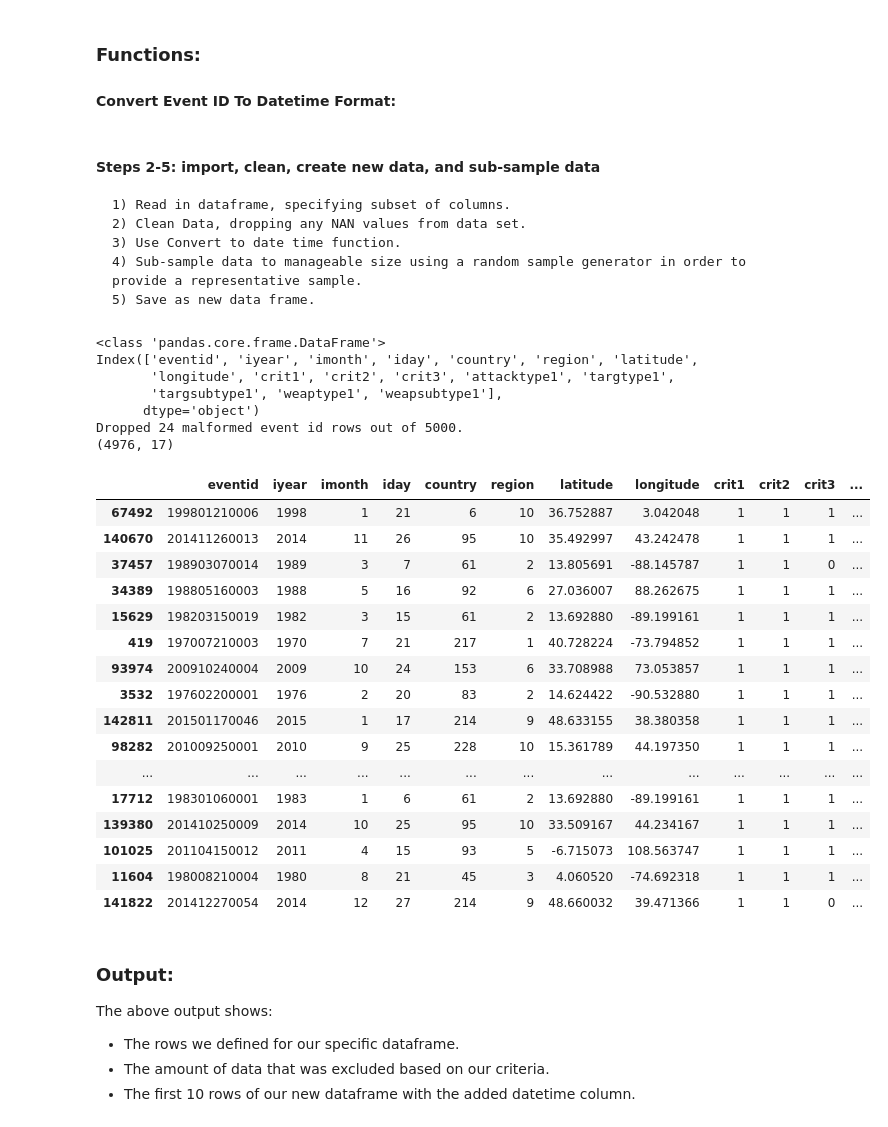
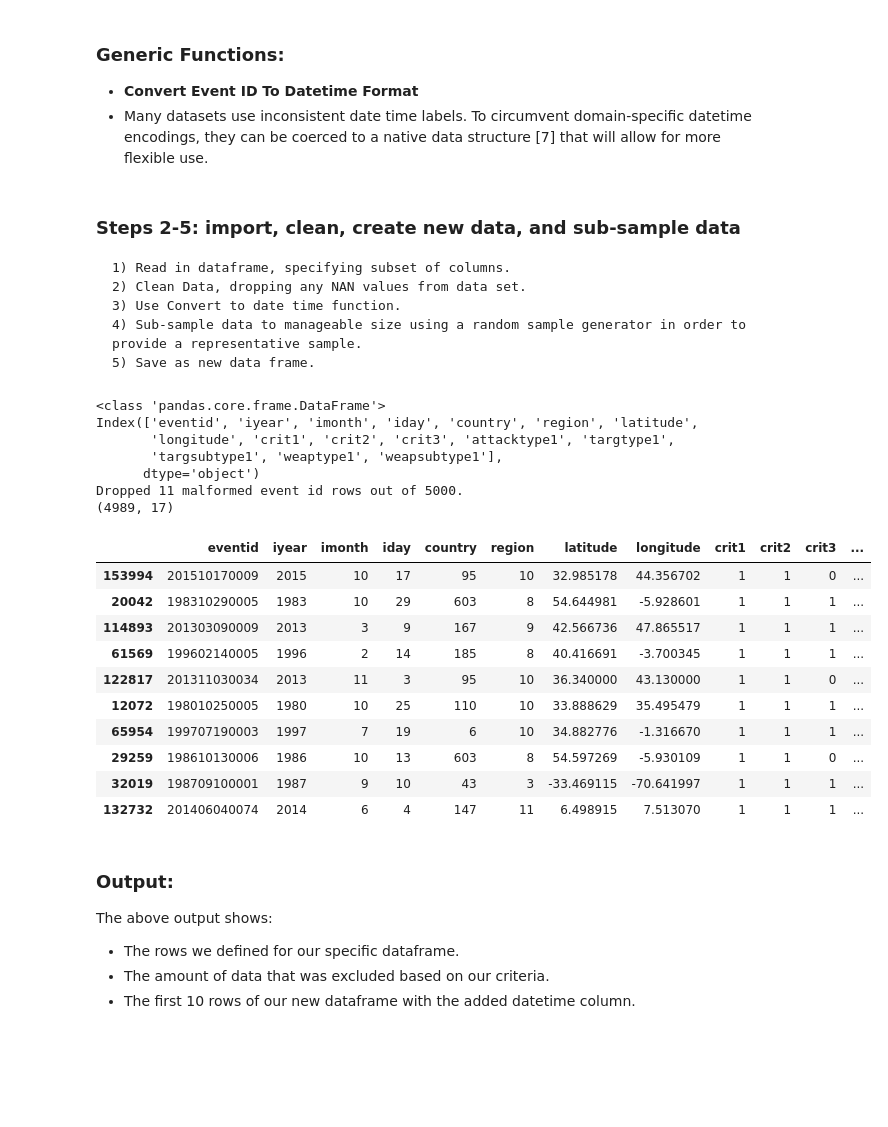
Before and after one commit to TesMunoz/SeniorSim, a Jupyter notebook: Terrorism Dataset Analysis.ipynb, the cells around one changed output. Saved outputs shown, nothing was run; the diff lists cells and outputs as text; code cells hidden in the pictures; blank space fills up the shorter version.

```diff
--- a/Terrorism Dataset Analysis.ipynb
+++ b/Terrorism Dataset Analysis.ipynb
@@ -108,9 +80,10 @@ plt.style.use('ggplot')
 import sklearn as sk
 from sklearn.cluster import *
 from sklearn.preprocessing import OneHotEncoder
-# %% [markdown]
-### Functions:
-#### Convert Event ID To Datetime Format:
+# %% [markdown]
+### Generic Functions:
+* **Convert Event ID To Datetime Format**
+ * Many datasets use inconsistent date time labels. To circumvent domain-specific datetime encodings, they can be coerced to a native data structure [7] that will allow for more flexible use.
 # %%
 def convert_eventid_to_datetime(df, ignore_bad_data=True):
     """Converts dataframe with event_id column to date time formats. Returns new DF with additional 'datetime' column."""
@@ -139,7 +112,7 @@ def convert_eventid_to_datetime(df, ignore_bad_data=True):
 
     return df
 # %% [markdown]
-#### Steps 2-5: import, clean, create new data, and sub-sample data
+### Steps 2-5: import, clean, create new data, and sub-sample data
     1) Read in dataframe, specifying subset of columns.
     2) Clean Data, dropping any NAN values from data set.
     3) Use Convert to date time function.
@@ -153,52 +126,46 @@ original_df = pd.read_csv('./inputs/globalterrorismdb.csv', encoding='ISO-8859-1
                          dtype={'iyear':'int', 'imonth':'int', 'iday':'int'});
 
 #use a manageable sample size
 num_rows = 5000 # Reduce to 5k for testing plots
 #shows the size of the original data
 # print('Original shape of CSV: {}'.format(original_df.shape))
 
 # DropNA() is dropping all NaN values from the dataset. Talk about potential bias. Investigate what causes this bad data.
 #Free up memory by deleting the unused origial data
 terrorism_df = original_df.dropna().sample(n=num_rows)
 del original_df
 print(type(terrorism_df))
 
 #displays the columns being used
 print(terrorism_df.columns)
 
 # Convert known event times to timestamp column
 datetime_df = convert_eventid_to_datetime(terrorism_df, ignore_bad_data=True)
 print(datetime_df.shape)
 
 terrorism_df = datetime_df
 del datetime_df
 
-terrorism_df.iloc[0:50] #output the first 10 roos of the dataframe
+terrorism_df.iloc[0:10] #output the first 10 roos of the dataframe
 # %% [output]
 <class 'pandas.core.frame.DataFrame'>
 Index(['eventid', 'iyear', 'imonth', 'iday', 'country', 'region', 'latitude',
        'longitude', 'crit1', 'crit2', 'crit3', 'attacktype1', 'targtype1',
        'targsubtype1', 'weaptype1', 'weapsubtype1'],
       dtype='object')
-Dropped 24 malformed event id rows out of 5000.
-(4976, 17)
+Dropped 11 malformed event id rows out of 5000.
+(4989, 17)
 |  | eventid | iyear | imonth | iday | country | region | latitude | longitude | crit1 | crit2 | crit3 | ... |
-| 67492 | 199801210006 | 1998 | 1 | 21 | 6 | 10 | 36.752887 | 3.042048 | 1 | 1 | 1 | ... |
-| 140670 | 201411260013 | 2014 | 11 | 26 | 95 | 10 | 35.492997 | 43.242478 | 1 | 1 | 1 | ... |
-| 37457 | 198903070014 | 1989 | 3 | 7 | 61 | 2 | 13.805691 | -88.145787 | 1 | 1 | 0 | ... |
-| 34389 | 198805160003 | 1988 | 5 | 16 | 92 | 6 | 27.036007 | 88.262675 | 1 | 1 | 1 | ... |
-| 15629 | 198203150019 | 1982 | 3 | 15 | 61 | 2 | 13.692880 | -89.199161 | 1 | 1 | 1 | ... |
-| 419 | 197007210003 | 1970 | 7 | 21 | 217 | 1 | 40.728224 | -73.794852 | 1 | 1 | 1 | ... |
-| 93974 | 200910240004 | 2009 | 10 | 24 | 153 | 6 | 33.708988 | 73.053857 | 1 | 1 | 1 | ... |
-| 3532 | 197602200001 | 1976 | 2 | 20 | 83 | 2 | 14.624422 | -90.532880 | 1 | 1 | 1 | ... |
-| 142811 | 201501170046 | 2015 | 1 | 17 | 214 | 9 | 48.633155 | 38.380358 | 1 | 1 | 1 | ... |
-| 98282 | 201009250001 | 2010 | 9 | 25 | 228 | 10 | 15.361789 | 44.197350 | 1 | 1 | 1 | ... |
-| ... | ... | ... | ... | ... | ... | ... | ... | ... | ... | ... | ... | ... |
-| 17712 | 198301060001 | 1983 | 1 | 6 | 61 | 2 | 13.692880 | -89.199161 | 1 | 1 | 1 | ... |
-| 139380 | 201410250009 | 2014 | 10 | 25 | 95 | 10 | 33.509167 | 44.234167 | 1 | 1 | 1 | ... |
-| 101025 | 201104150012 | 2011 | 4 | 15 | 93 | 5 | -6.715073 | 108.563747 | 1 | 1 | 1 | ... |
-| 11604 | 198008210004 | 1980 | 8 | 21 | 45 | 3 | 4.060520 | -74.692318 | 1 | 1 | 1 | ... |
-| 141822 | 201412270054 | 2014 | 12 | 27 | 214 | 9 | 48.660032 | 39.471366 | 1 | 1 | 0 | ... |
+| 153994 | 201510170009 | 2015 | 10 | 17 | 95 | 10 | 32.985178 | 44.356702 | 1 | 1 | 0 | ... |
+| 20042 | 198310290005 | 1983 | 10 | 29 | 603 | 8 | 54.644981 | -5.928601 | 1 | 1 | 1 | ... |
+| 114893 | 201303090009 | 2013 | 3 | 9 | 167 | 9 | 42.566736 | 47.865517 | 1 | 1 | 1 | ... |
+| 61569 | 199602140005 | 1996 | 2 | 14 | 185 | 8 | 40.416691 | -3.700345 | 1 | 1 | 1 | ... |
+| 122817 | 201311030034 | 2013 | 11 | 3 | 95 | 10 | 36.340000 | 43.130000 | 1 | 1 | 0 | ... |
+| 12072 | 198010250005 | 1980 | 10 | 25 | 110 | 10 | 33.888629 | 35.495479 | 1 | 1 | 1 | ... |
+| 65954 | 199707190003 | 1997 | 7 | 19 | 6 | 10 | 34.882776 | -1.316670 | 1 | 1 | 1 | ... |
+| 29259 | 198610130006 | 1986 | 10 | 13 | 603 | 8 | 54.597269 | -5.930109 | 1 | 1 | 0 | ... |
+| 32019 | 198709100001 | 1987 | 9 | 10 | 43 | 3 | -33.469115 | -70.641997 | 1 | 1 | 1 | ... |
+| 132732 | 201406040074 | 2014 | 6 | 4 | 147 | 11 | 6.498915 | 7.513070 | 1 | 1 | 1 | ... |
 # %% [markdown]
 ### Output:
  The above output shows:
```
Also changed, not shown: parts of 53 cells of this notebook.
